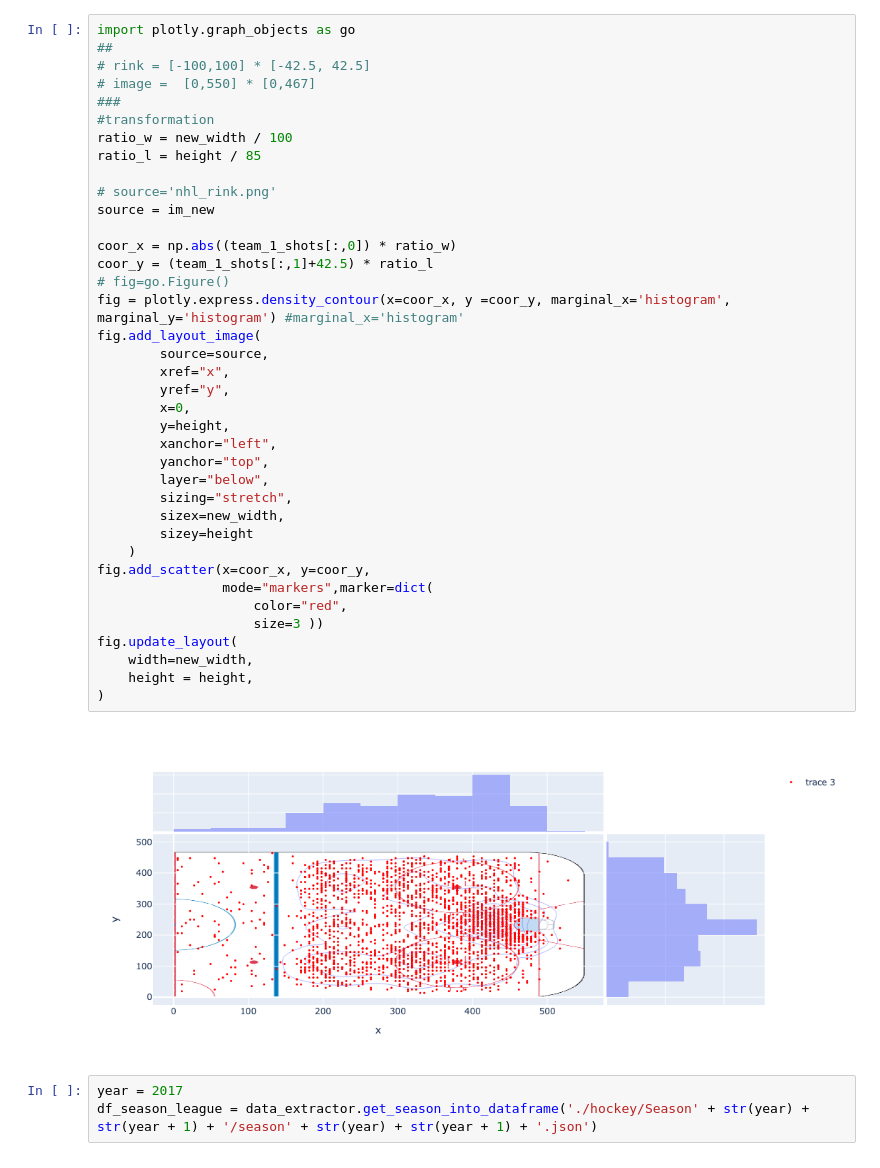
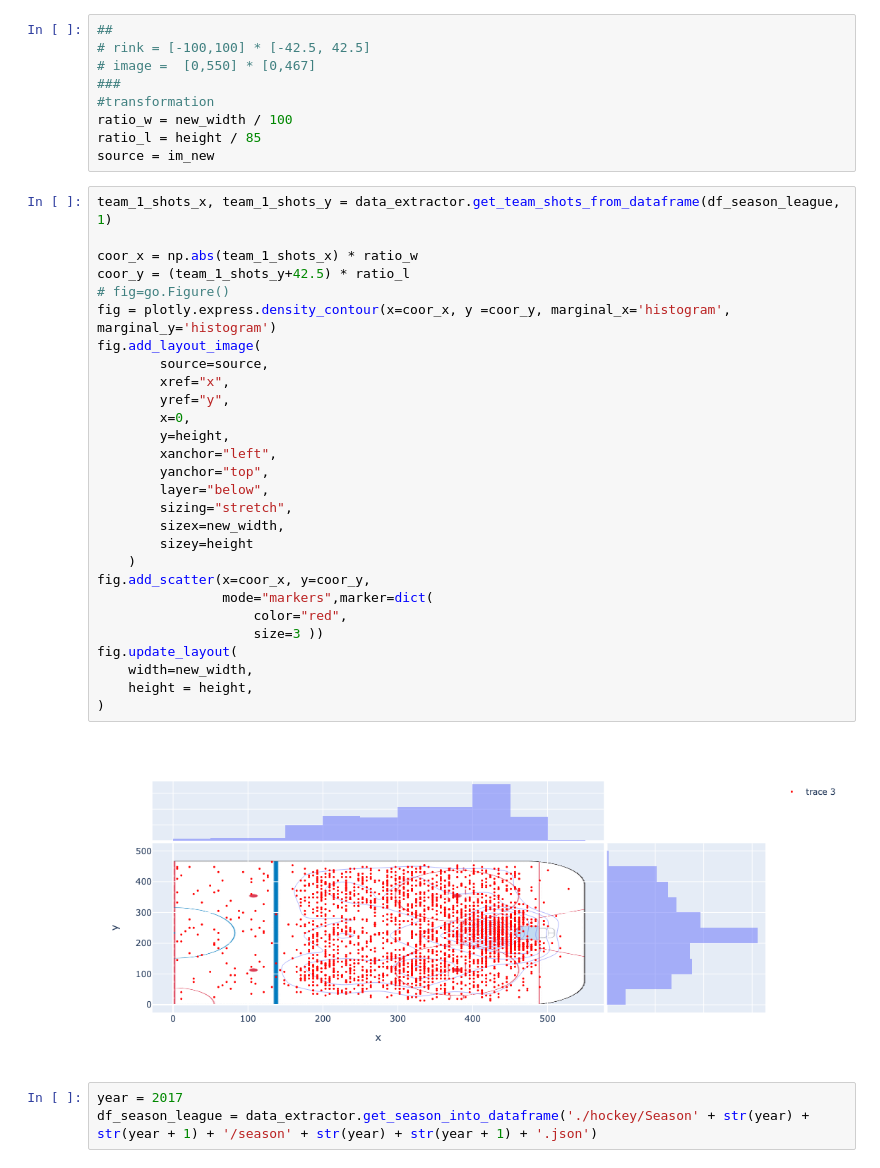
Before and after one commit to Mohamed-loua/ift6758-projet-hockey, a Jupyter notebook: notebooks/question_6.ipynb, the cells around one changed output. Cells and saved outputs as stored; diff of their text form.

Commit message:
advancing visualization

```diff
--- a/notebooks/question_6.ipynb
+++ b/notebooks/question_6.ipynb
@@ -42,46 +41,45 @@ print(new_width, height)
 1100 467
 2.355460385438972
 550 467
+# %%
+##
+# rink = [-100,100] * [-42.5, 42.5]
+# image =  [0,550] * [0,467]
+###
+#transformation
+ratio_w = new_width / 100
+ratio_l = height / 85
+source = im_new
 # %%
-import plotly.graph_objects as go
-##
-# rink = [-100,100] * [-42.5, 42.5]
-# image =  [0,550] * [0,467]
-###
-#transformation
-ratio_w = new_width / 100
-ratio_l = height / 85
+team_1_shots_x, team_1_shots_y = data_extractor.get_team_shots_from_dataframe(df_season_league, 1)
 
-# source='nhl_rink.png'
-source = im_new
-
-coor_x = np.abs((team_1_shots[:,0]) * ratio_w)
-coor_y = (team_1_shots[:,1]+42.5) * ratio_l
+coor_x = np.abs(team_1_shots_x) * ratio_w
+coor_y = (team_1_shots_y+42.5) * ratio_l
 # fig=go.Figure()
-fig = plotly.express.density_contour(x=coor_x, y =coor_y, marginal_x='histogram', marginal_y='histogram') #marginal_x='histogram'
+fig = plotly.express.density_contour(x=coor_x, y =coor_y, marginal_x='histogram', marginal_y='histogram')
 fig.add_layout_image(
         source=source,
         xref="x",
         yref="y",
         x=0,
         y=height,
         xanchor="left",
         yanchor="top",
         layer="below",
         sizing="stretch",
         sizex=new_width,
         sizey=height
     )
 fig.add_scatter(x=coor_x, y=coor_y,
                 mode="markers",marker=dict(
                     color="red",
                     size=3 ))
 fig.update_layout(
     width=new_width,
     height = height,
 )
 # %% [output]
-[figure, old version]
+[figure, new version]
 # %%
 year = 2017
 df_season_league = data_extractor.get_season_into_dataframe('./hockey/Season' + str(year) + str(year + 1) + '/season' + str(year) + str(year + 1) + '.json')
```
Also changed, not shown: parts of 22 cells of this notebook, 3 other files.
